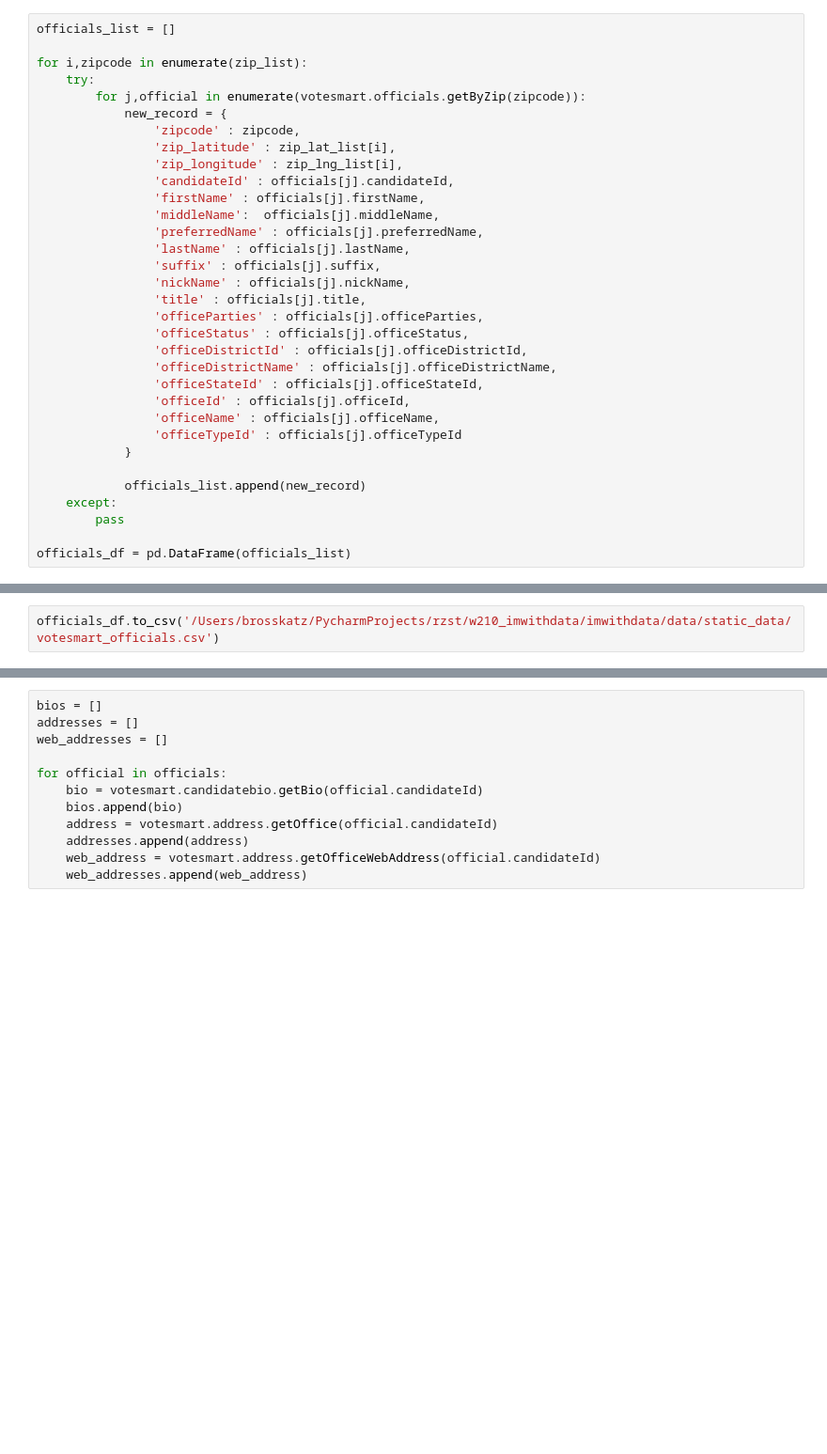
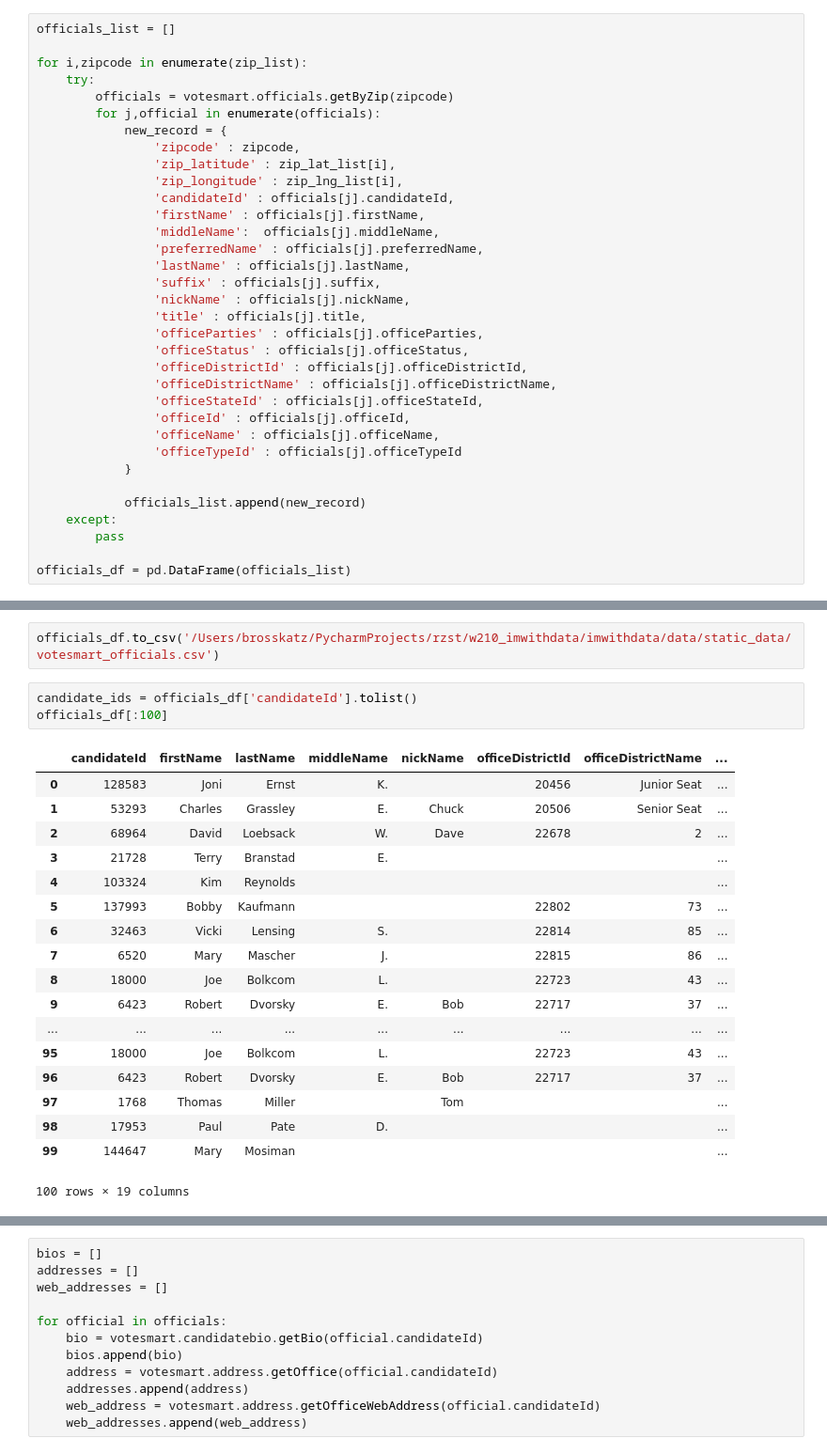
Before and after one commit to saffrydaffry/w210_imwithdata, a Jupyter notebook: notebooks/Sunlight_API_Exploration.ipynb, the cells around one changed output, grey strips where cells are left out. Shown: that part at 94% size. Drawn from its saved outputs; the diff is of its cells as text; blank space fills up the shorter version.

Commit message:
Votesmart api improvements

```diff
--- a/notebooks/Sunlight_API_Exploration.ipynb
+++ b/notebooks/Sunlight_API_Exploration.ipynb
@@ -200,7 +200,8 @@ officials_list = []
 
 for i,zipcode in enumerate(zip_list):
     try:
-        for j,official in enumerate(votesmart.officials.getByZip(zipcode)):
+        officials = votesmart.officials.getByZip(zipcode)
+        for j,official in enumerate(officials):
             new_record = {
                 'zipcode' : zipcode,
                 'zip_latitude' : zip_lat_list[i],
@@ -235,2 +236,24 @@ len(officials_df)
 # %%
 officials_df.to_csv('/Users/brosskatz/PycharmProjects/rzst/w210_imwithdata/imwithdata/data/static_data/votesmart_officials.csv')
+# %%
+candidate_ids = officials_df['candidateId'].tolist()
+officials_df[:100]
+# %% [output]
+|  | candidateId | firstName | lastName | middleName | nickName | officeDistrictId | officeDistrictName | ... |
+| 0 | 128583 | Joni | Ernst | K. |  | 20456 | Junior Seat | ... |
+| 1 | 53293 | Charles | Grassley | E. | Chuck | 20506 | Senior Seat | ... |
+| 2 | 68964 | David | Loebsack | W. | Dave | 22678 | 2 | ... |
+| 3 | 21728 | Terry | Branstad | E. |  |  |  | ... |
+| 4 | 103324 | Kim | Reynolds |  |  |  |  | ... |
+| 5 | 137993 | Bobby | Kaufmann |  |  | 22802 | 73 | ... |
+| 6 | 32463 | Vicki | Lensing | S. |  | 22814 | 85 | ... |
+| 7 | 6520 | Mary | Mascher | J. |  | 22815 | 86 | ... |
+| 8 | 18000 | Joe | Bolkcom | L. |  | 22723 | 43 | ... |
+| 9 | 6423 | Robert | Dvorsky | E. | Bob | 22717 | 37 | ... |
+| ... | ... | ... | ... | ... | ... | ... | ... | ... |
+| 95 | 18000 | Joe | Bolkcom | L. |  | 22723 | 43 | ... |
+| 96 | 6423 | Robert | Dvorsky | E. | Bob | 22717 | 37 | ... |
+| 97 | 1768 | Thomas | Miller |  | Tom |  |  | ... |
+| 98 | 17953 | Paul | Pate | D. |  |  |  | ... |
+| 99 | 144647 | Mary | Mosiman |  |  |  |  | ... |
+100 rows × 19 columns
```
Also changed, not shown: parts of 2 cells of this notebook.
